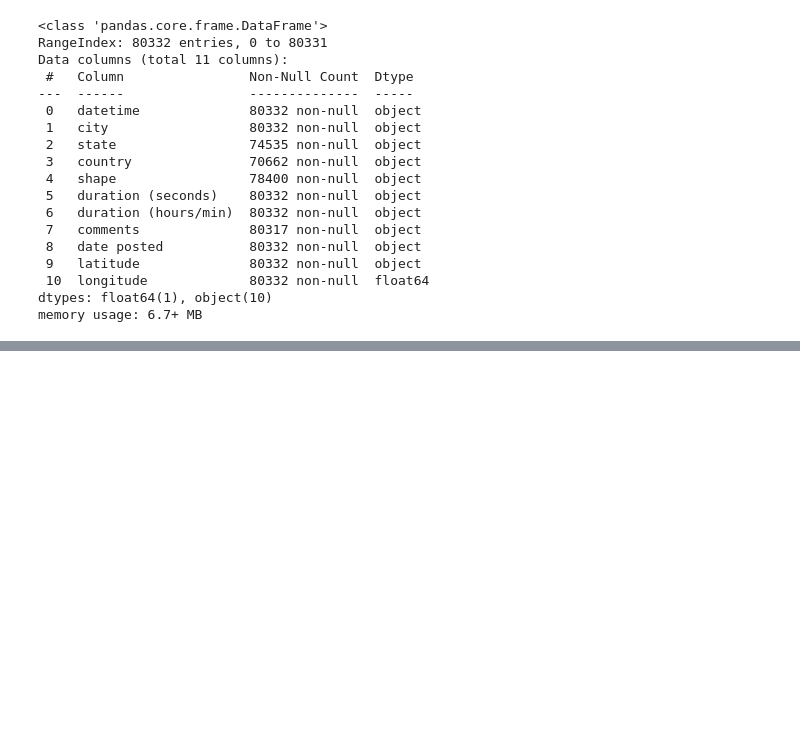
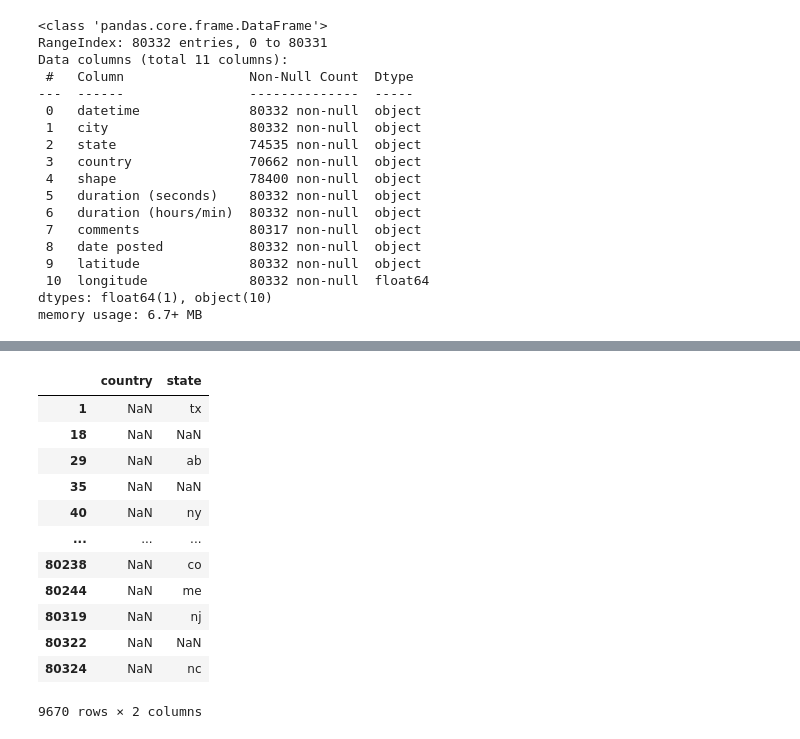
Before and after one commit to shivaallala/Multi-Classification-Prediction-UFO-Shape-Classifier, a Jupyter notebook: main.ipynb, the cells around one changed output, grey strips where cells are left out. Saved outputs shown, nothing was run; the diff lists cells and outputs as text; code cells hidden in the pictures; blank space fills up the shorter version.

```diff
--- a/main.ipynb
+++ b/main.ipynb
@@ -82,0 +218,17 @@ memory usage: 6.7+ MB
+# %%
+# Checking country and state feature wher country is NA
+ufo_clean[ufo_clean['country'].isnull()][['country','state']]
+# %% [output]
+|  | country | state |
+| 1 | NaN | tx |
+| 18 | NaN | NaN |
+| 29 | NaN | ab |
+| 35 | NaN | NaN |
+| 40 | NaN | ny |
+| ... | ... | ... |
+| 80238 | NaN | co |
+| 80244 | NaN | me |
+| 80319 | NaN | nj |
+| 80322 | NaN | NaN |
+| 80324 | NaN | nc |
+9670 rows × 2 columns
```
Also changed, not shown: parts of 14 cells of this notebook, 1 other file.
